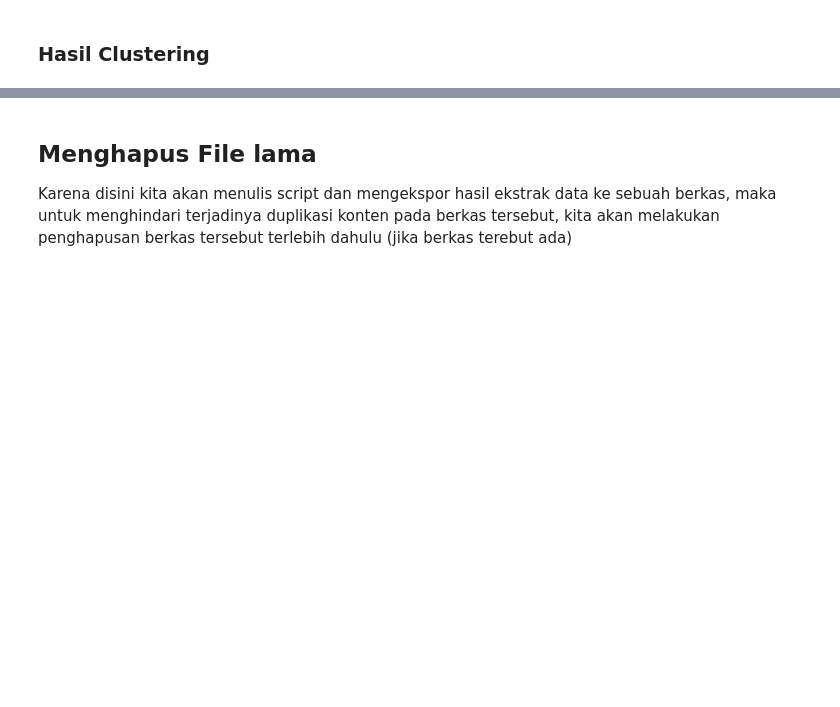
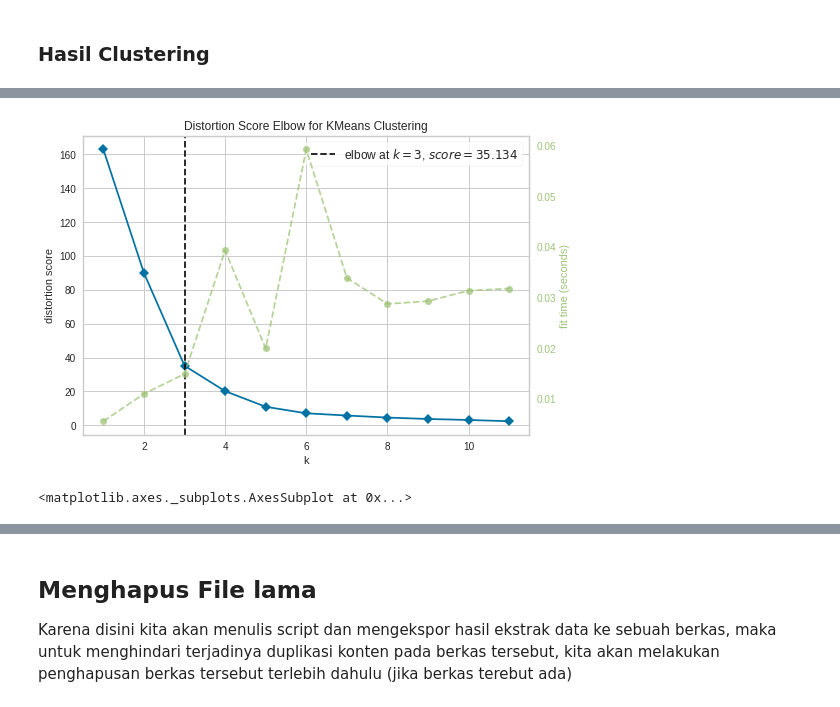
Before and after one commit to smilesense/Web-Mining, a Jupyter notebook: _sources/tugasuts.ipynb, the cells around one changed output, grey strips where cells are left out. Cells and saved outputs as stored; diff of their text form; code cells hidden in the pictures; blank space fills up the shorter version.

Commit message:
menentukan cluster optimum (elbow)

```diff
--- a/_sources/tugasuts.ipynb
+++ b/_sources/tugasuts.ipynb
@@ -416,0 +438,13 @@ dfprediksi.head(80)
+# %%
+from yellowbrick.cluster import KElbowVisualizer
+
+
+# Instantiate the clustering model and visualizer
+model = KMeans()
+visualizer = KElbowVisualizer(model, k=(1,12))
+
+visualizer.fit(df_fcluster)        # Fit the data to the visualizer
+visualizer.show()        # Finalize and render the figure
+# %% [output]
+[figure, added]
+<matplotlib.axes._subplots.AxesSubplot at 0x...>
```
Also changed, not shown: parts of 22 cells of this notebook, 6 other files.
